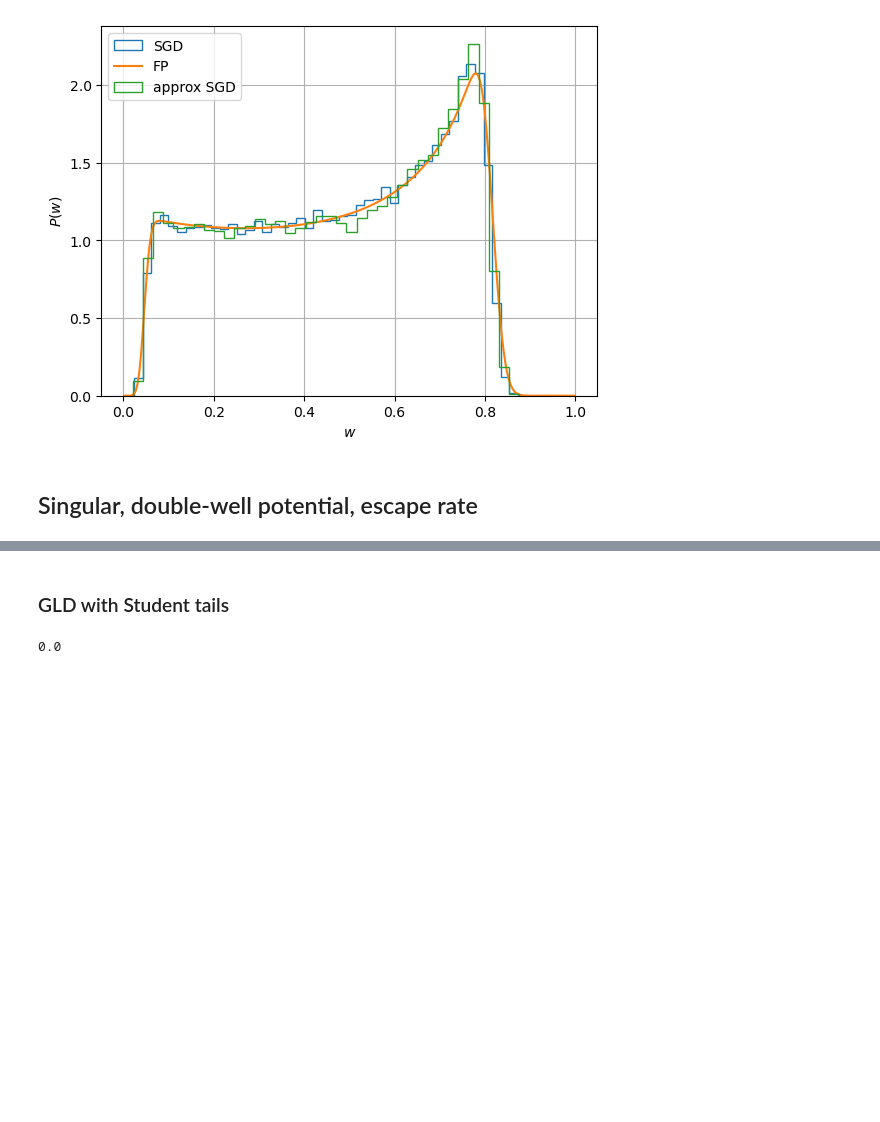
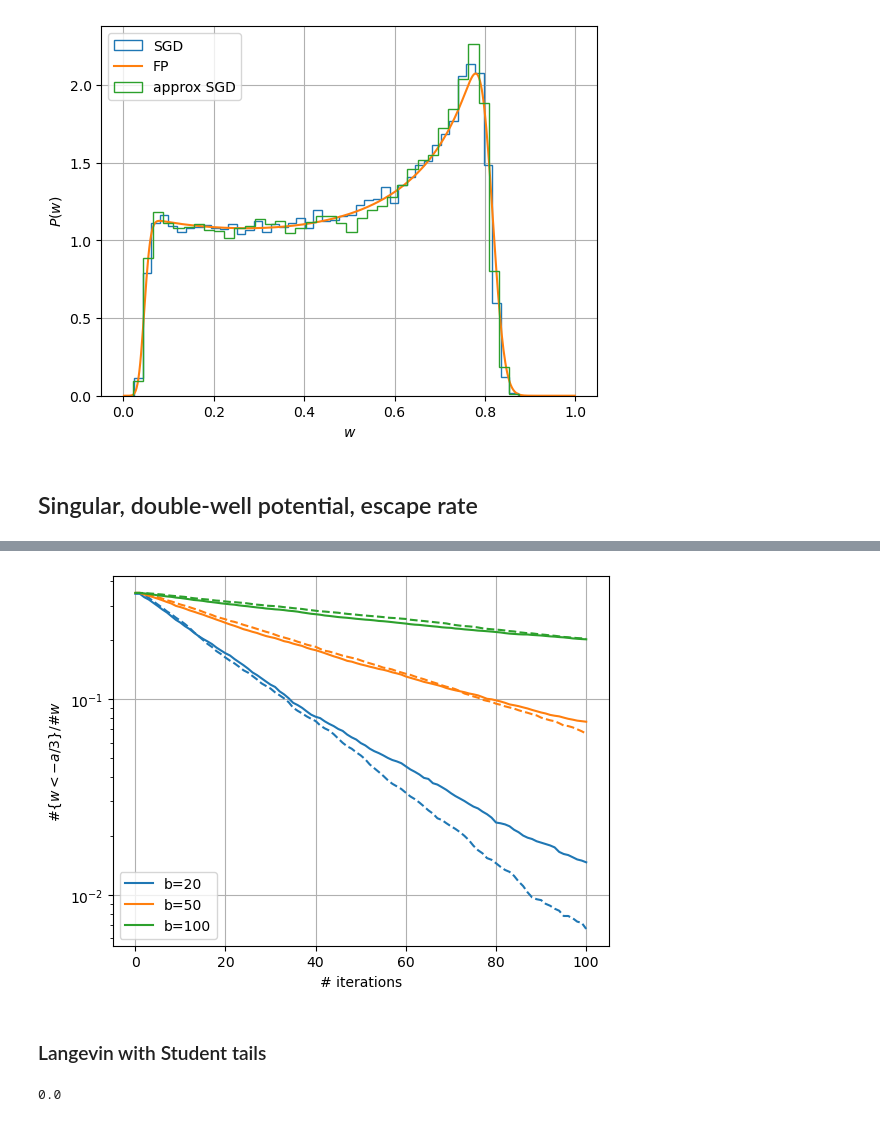
Before and after one commit to gcorlouer/sgd_on_singularities, a Jupyter notebook: experiments/SGD_Langevin_FP_comparison.ipynb, the cells around one changed output, grey strips where cells are left out. Drawn from its saved outputs; the diff is of its cells as text; code cells hidden in the pictures; blank space fills up the shorter version.

```diff
--- a/experiments/SGD_Langevin_FP_comparison.ipynb
+++ b/experiments/SGD_Langevin_FP_comparison.ipynb
@@ -404,5 +384,46 @@ plt.show()
+# %%
+"""
+SGD
+"""
+a = 2.05
+stde = 1.
+lr = .01
+nsteps = 100
+nseeds = 10**4
+ws_lang = []
+nsamp = 10**3
+ws_sgd = []
+bs = [20,50,100]
+for b in bs:
+    ws_sgd.append(np.array([get_SGD_data_singular(stde, lr, b, nsamp, nsteps, seed, a) for seed in range(nseeds)]))
+
+freq_sgd = get_freqs(ws_sgd, a)
+# %%
+"""
+Langevin
+"""
+nseeds = 10**4
+ws_lang = []
+for b in bs:
+    ws_lang.append(np.array([get_approxSGD_data_singular(stde, lr, b, nsteps, seed, a) for seed in range(nseeds)]))
+
+freq_lang = get_freqs(ws_lang, a)
+# %%
+fig, ax = plt.subplots()
+for flang, fsgd, b in zip(freq_lang, freq_sgd, bs):
+    p = plt.plot(fsgd, label=f'b={b}')
+    plt.plot(flang, color=p[0].get_color(), ls='--')
+ax.set_yscale('log')
+plt.legend()
+plt.grid()
+plt.xlabel('# iterations')
+plt.ylabel(r'$\#\{w < -a/3\}/\#{} w$')
+plt.savefig('lang_sgd_escaperate.png', bbox_inches='tight')
+plt.show()
+# %% [output]
+[figure, added]
 # %% [markdown]
-### GLD with Student tails
+### Langevin with Student tails
 # %%
 a = 2
 stde = 1.
```
Also changed, not shown: parts of 10 cells of this notebook.
